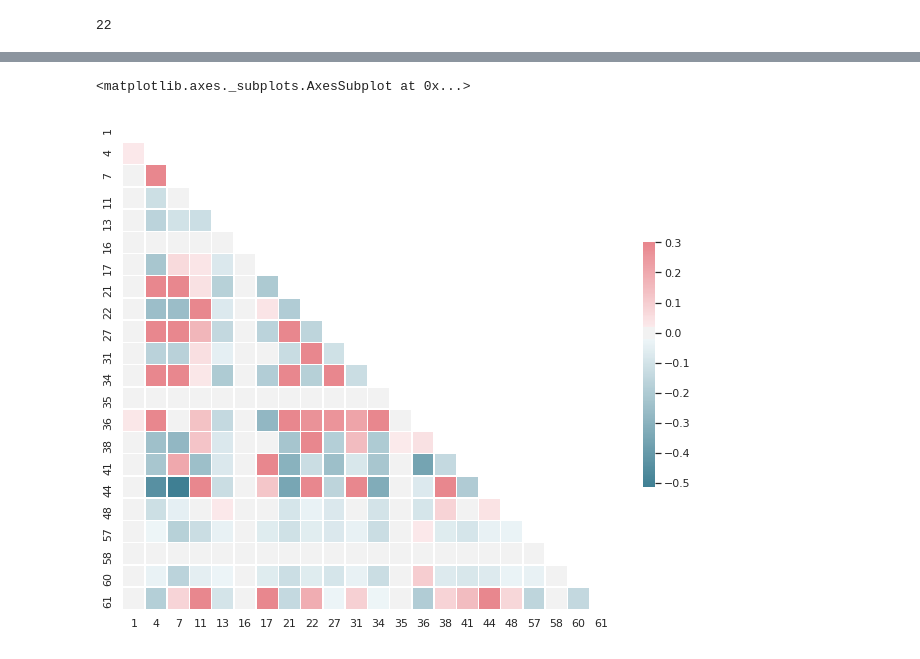
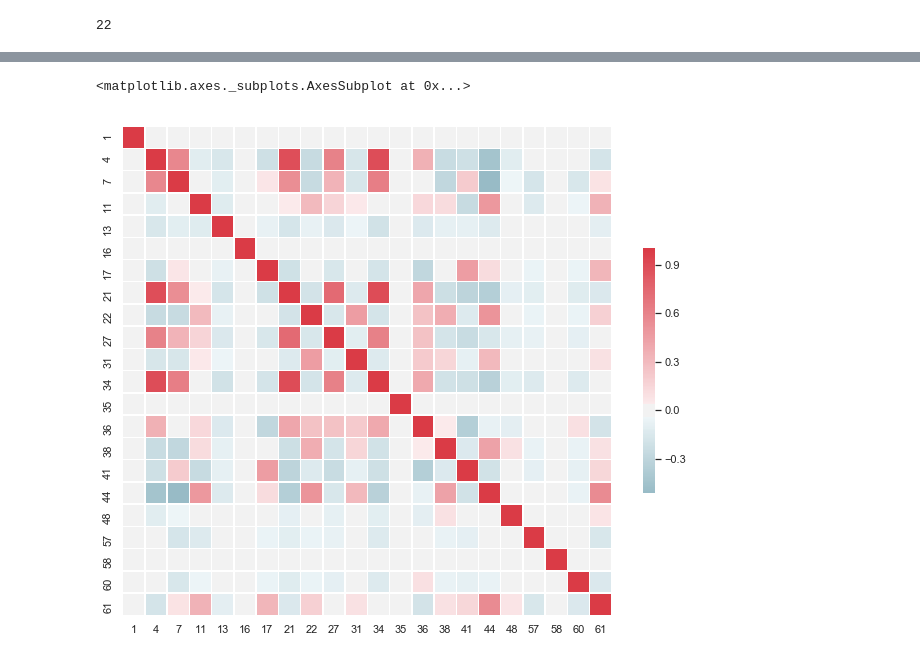
Before and after one commit to arunraja-hub/Preference_Extraction, a Jupyter notebook: exploratory_data_analysis.ipynb, the cells around one changed output, grey strips where cells are left out. Cells and saved outputs as stored; diff of their text form; code cells hidden in the pictures.

```diff
--- a/exploratory_data_analysis.ipynb
+++ b/exploratory_data_analysis.ipynb
@@ -170,9 +186,8 @@ corr = non_zero_acts.corr()
 # %%
 # Activations correlations heatmap
 f, ax = plt.subplots(figsize=(11, 9))
 cmap = sns.diverging_palette(220, 10, as_cmap=True)
-sns.heatmap(corr, cmap=cmap, vmax=.3, center=0,
-            square=True, linewidths=.5, cbar_kws={"shrink": .5})
+sns.heatmap(non_zero_acts.corr(), cmap=cmap, center=0, square=True, linewidths=.5, cbar_kws={"shrink": .5})
 # %% [output]
 <matplotlib.axes._subplots.AxesSubplot at 0x...>
-[figure, old version]
+[figure, new version]
```
Also changed, not shown: parts of 40 cells of this notebook.
